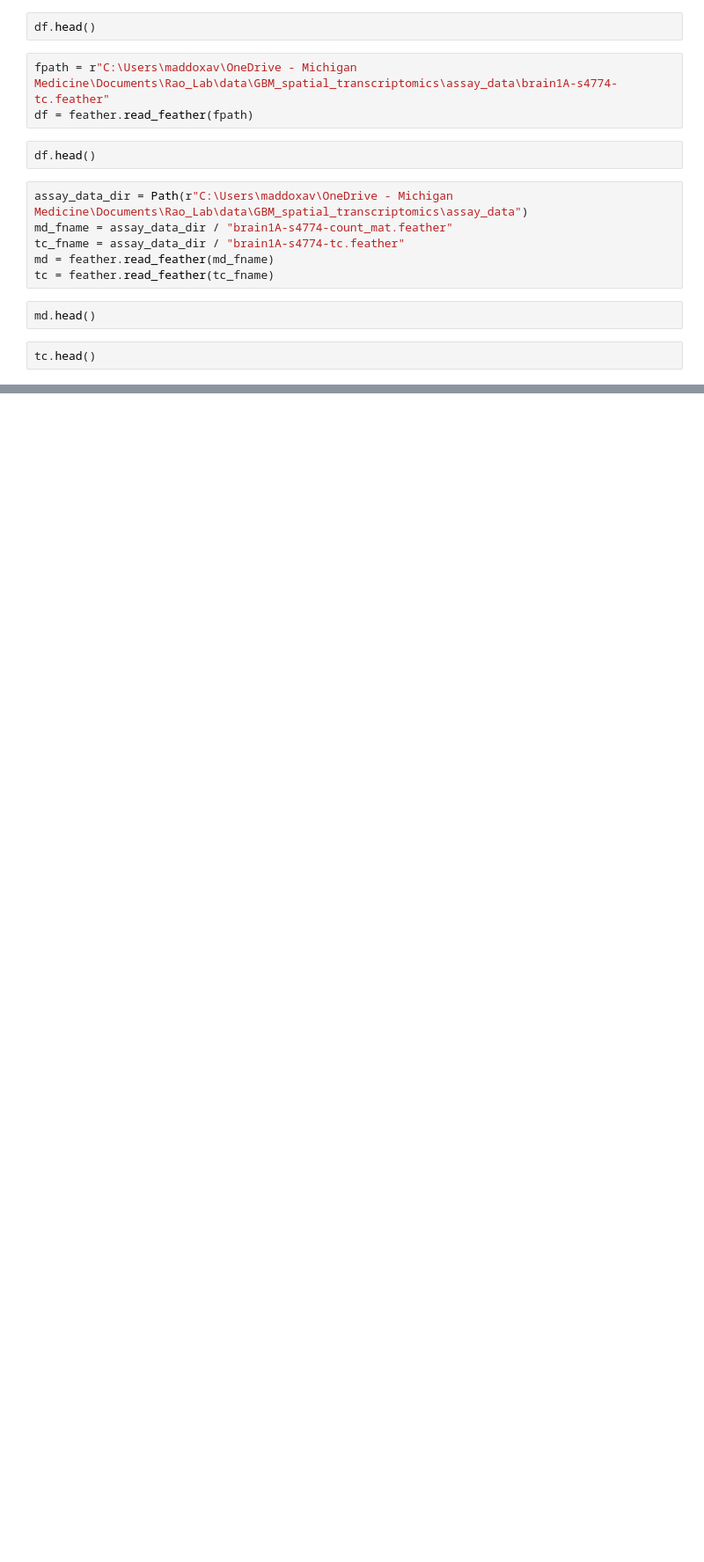
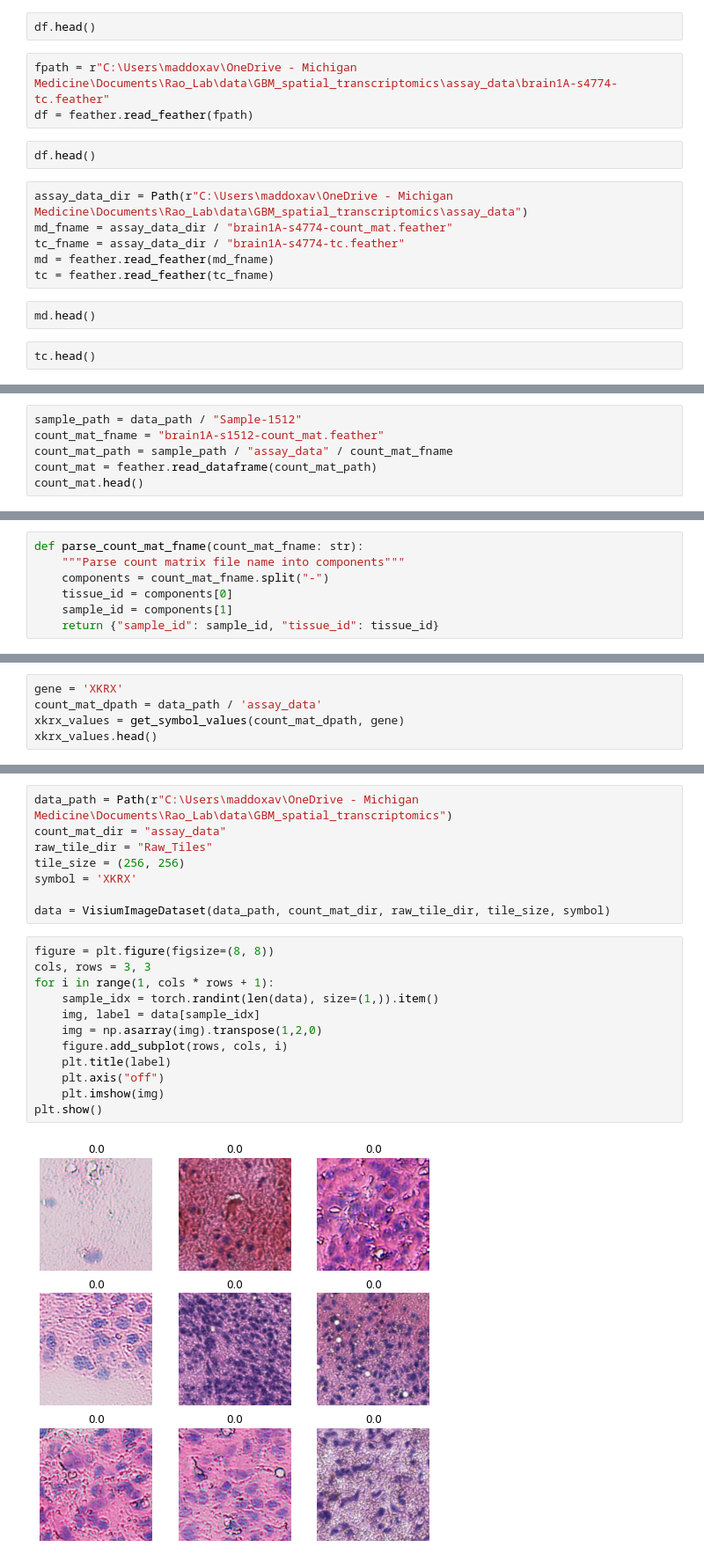
Before and after one commit to maddoxav/virtual_visium, a Jupyter notebook: src/scrap.ipynb, the cells around one changed output, grey strips where cells are left out. Shown at 88% size. Cells and saved outputs as stored; diff of their text form; blank space fills up the shorter version.

```diff
--- a/src/scrap.ipynb
+++ b/src/scrap.ipynb
@@ -135,0 +187,6 @@ tc.head()
+# %%
+sample_path = data_path / "Sample-1512"
+count_mat_fname = "brain1A-s1512-count_mat.feather"
+count_mat_path = sample_path / "assay_data" / count_mat_fname
+count_mat = feather.read_dataframe(count_mat_path)
+count_mat.head()
@@ -135,0 +201,7 @@ tc.head()
+# %%
+def parse_count_mat_fname(count_mat_fname: str):
+    """Parse count matrix file name into components"""
+    components = count_mat_fname.split("-")
+    tissue_id = components[0]
+    sample_id = components[1]
+    return {"sample_id": sample_id, "tissue_id": tissue_id}
@@ -135,0 +229,5 @@ tc.head()
+# %%
+gene = 'XKRX'
+count_mat_dpath = data_path / 'assay_data'
+xkrx_values = get_symbol_values(count_mat_dpath, gene)
+xkrx_values.head()
@@ -135,0 +285,22 @@ tc.head()
+# %%
+data_path = Path(r"C:\Users\maddoxav\OneDrive - Michigan Medicine\Documents\Rao_Lab\data\GBM_spatial_transcriptomics")
+count_mat_dir = "assay_data"
+raw_tile_dir = "Raw_Tiles"
+tile_size = (256, 256)
+symbol = 'XKRX'
+
+data = VisiumImageDataset(data_path, count_mat_dir, raw_tile_dir, tile_size, symbol)
+# %%
+figure = plt.figure(figsize=(8, 8))
+cols, rows = 3, 3
+for i in range(1, cols * rows + 1):
+    sample_idx = torch.randint(len(data), size=(1,)).item()
+    img, label = data[sample_idx]
+    img = np.asarray(img).transpose(1,2,0)
+    figure.add_subplot(rows, cols, i)
+    plt.title(label)
+    plt.axis("off")
+    plt.imshow(img)
+plt.show()
+# %% [output]
+[figure, added]
```
Also changed, not shown: parts of 18 cells of this notebook, 3 other files.
